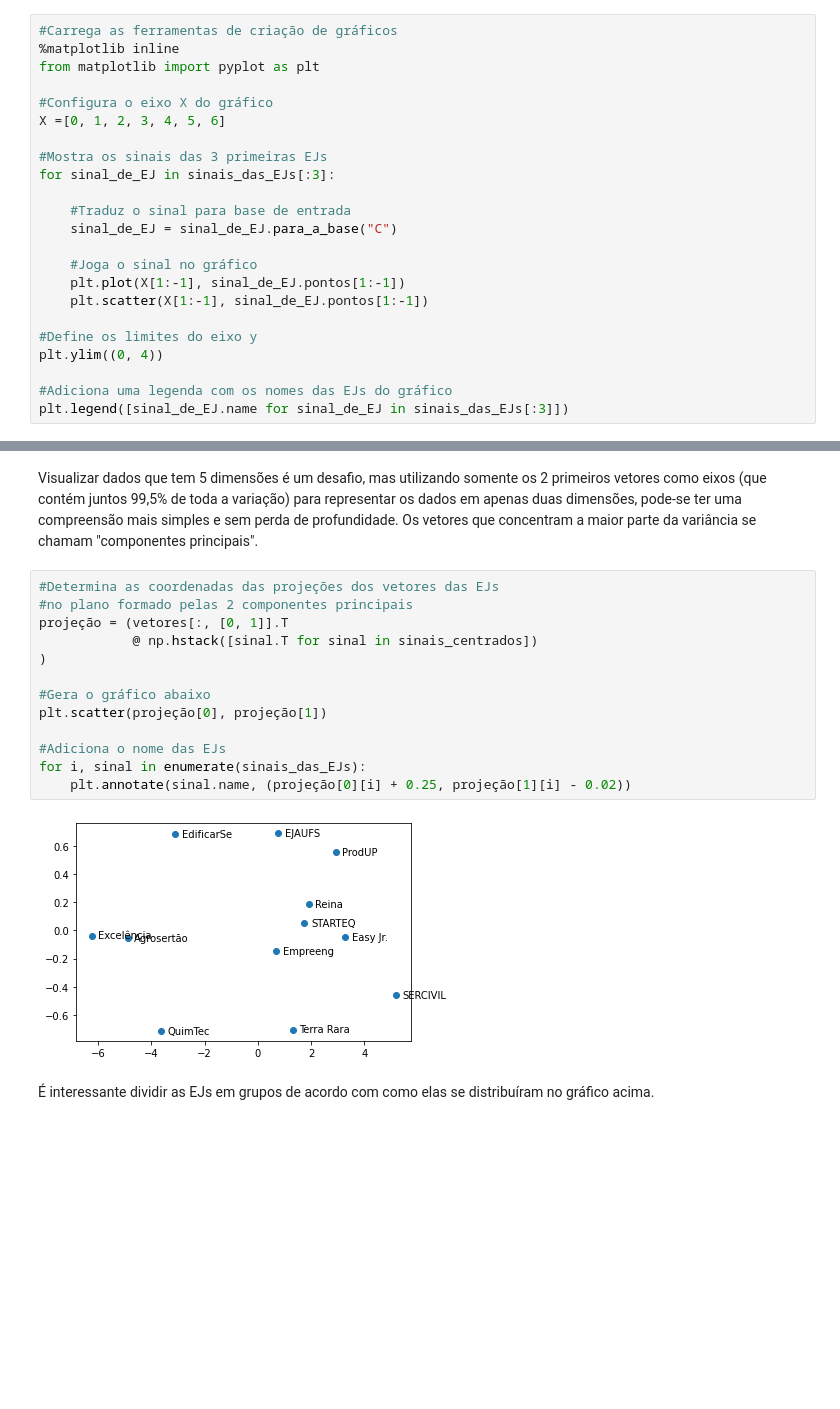
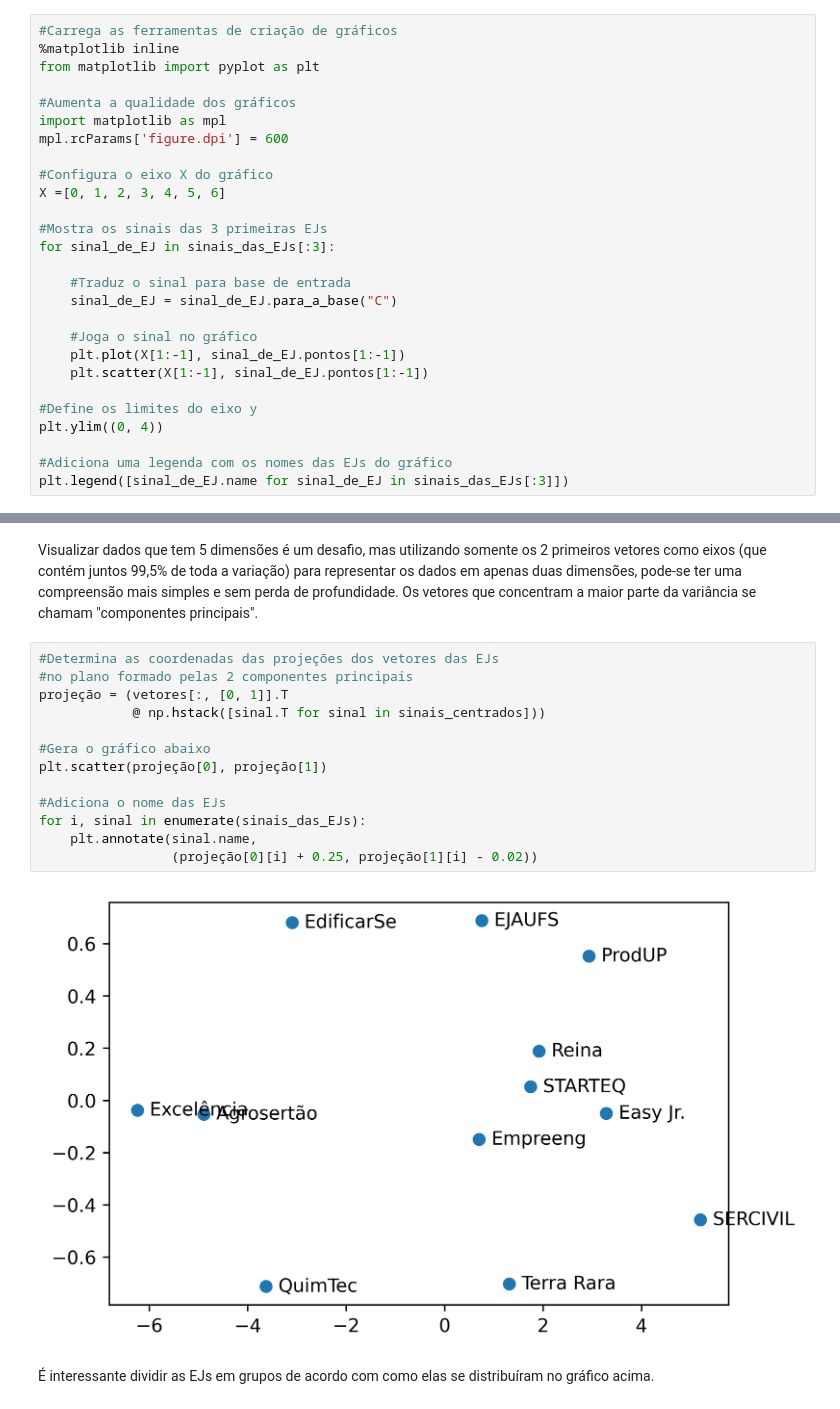
Before and after one commit to gustavomello9600/clusters, a Jupyter notebook: Dores das EJs.ipynb, the cells around one changed output, grey strips where cells are left out. Cells and saved outputs as stored; diff of their text form; blank space fills up the shorter version.

```diff
--- a/Dores das EJs.ipynb
+++ b/Dores das EJs.ipynb
@@ -364,6 +384,10 @@ Enxergando os sinais das 3 primeiras EJs:
 #Carrega as ferramentas de criação de gráficos
 %matplotlib inline
 from matplotlib import pyplot as plt
+
+#Aumenta a qualidade dos gráficos
+import matplotlib as mpl
+mpl.rcParams['figure.dpi'] = 600
 
 #Configura o eixo X do gráfico
 X =[0, 1, 2, 3, 4, 5, 6]
@@ -485,18 +512,18 @@ Visualizar dados que tem 5 dimensões é um desafio, mas utilizando somente os 2
 # %%
 #Determina as coordenadas das projeções dos vetores das EJs
 #no plano formado pelas 2 componentes principais
 projeção = (vetores[:, [0, 1]].T
-            @ np.hstack([sinal.T for sinal in sinais_centrados])
-)
+            @ np.hstack([sinal.T for sinal in sinais_centrados]))
 
 #Gera o gráfico abaixo
 plt.scatter(projeção[0], projeção[1])
 
 #Adiciona o nome das EJs
 for i, sinal in enumerate(sinais_das_EJs):
-    plt.annotate(sinal.name, (projeção[0][i] + 0.25, projeção[1][i] - 0.02))
+    plt.annotate(sinal.name,
+                 (projeção[0][i] + 0.25, projeção[1][i] - 0.02))
 # %% [output]
-[figure, old version]
+[figure, new version]
 # %% [markdown]
 É interessante dividir as EJs em grupos de acordo com como elas se distribuíram no gráfico acima.
 # %%
```
Also changed, not shown: parts of 27 cells of this notebook, 16 other files.
